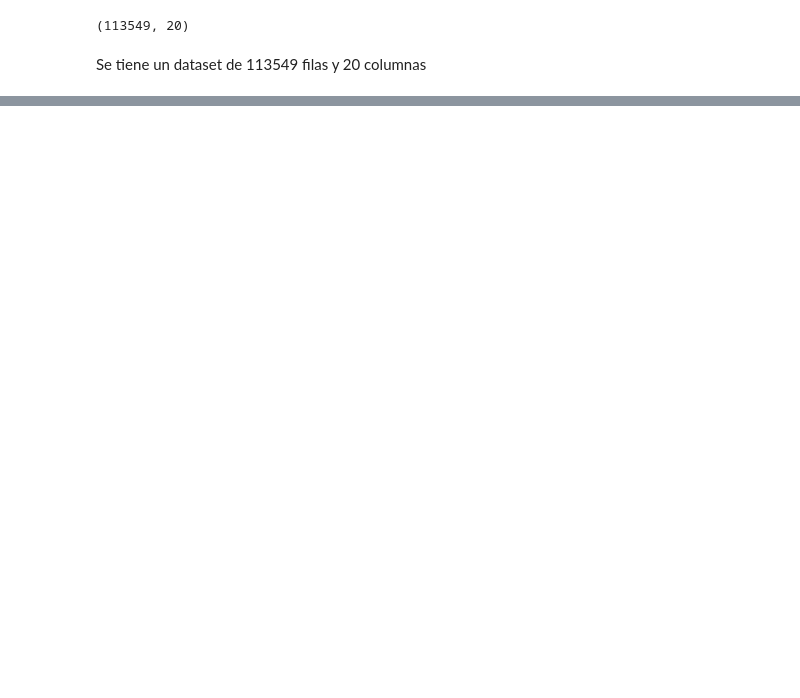
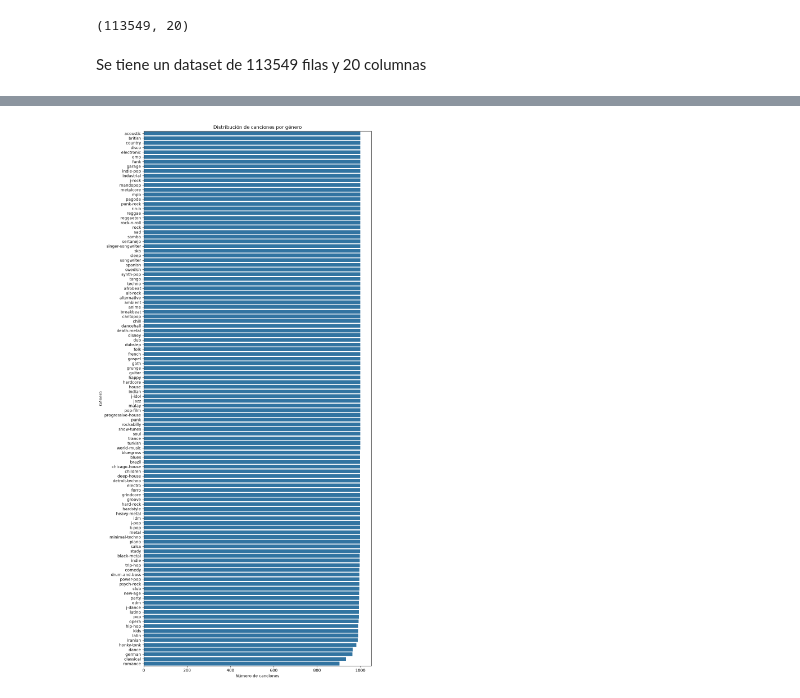
Before and after one commit to veronicasuarezvidal-eng/Proyectofinal_aprendizaje_automatico_Spotify, a Jupyter notebook: src/explore.ipynb, the cells around one changed output, grey strips where cells are left out. Cells and saved outputs as stored; diff of their text form; code cells hidden in the pictures; blank space fills up the shorter version.

```diff
--- a/src/explore.ipynb
+++ b/src/explore.ipynb
@@ -193,7 +197,3 @@ df
 113549 rows × 20 columns
 # %% [markdown]
 Se eliminan la fila con los valores nulos, se eliminan las 450 filas duplicadas y se restablece el dataframe
-# %%
-df['duration_min'] = (df['duration_ms'] / 60000).round(2)
-df = df.drop(columns=['duration_ms'])
-df[['track_name', 'duration_min']].head()
@@ -236,0 +851,17 @@ Se demuestra nuevamente el Dataframe
+# %%
+plt.figure(figsize=(10, 20))
+
+sns.countplot(
+    data=df,
+    y='track_genre',
+    order=df['track_genre'].value_counts().index
+)
+
+plt.title('Distribución de canciones por género')
+plt.xlabel('Número de canciones')
+plt.ylabel('Género')
+
+plt.tight_layout()
+plt.show()
+# %% [output]
+[figure, added]
```
Also changed, not shown: parts of 25 cells of this notebook, 2 other files.
